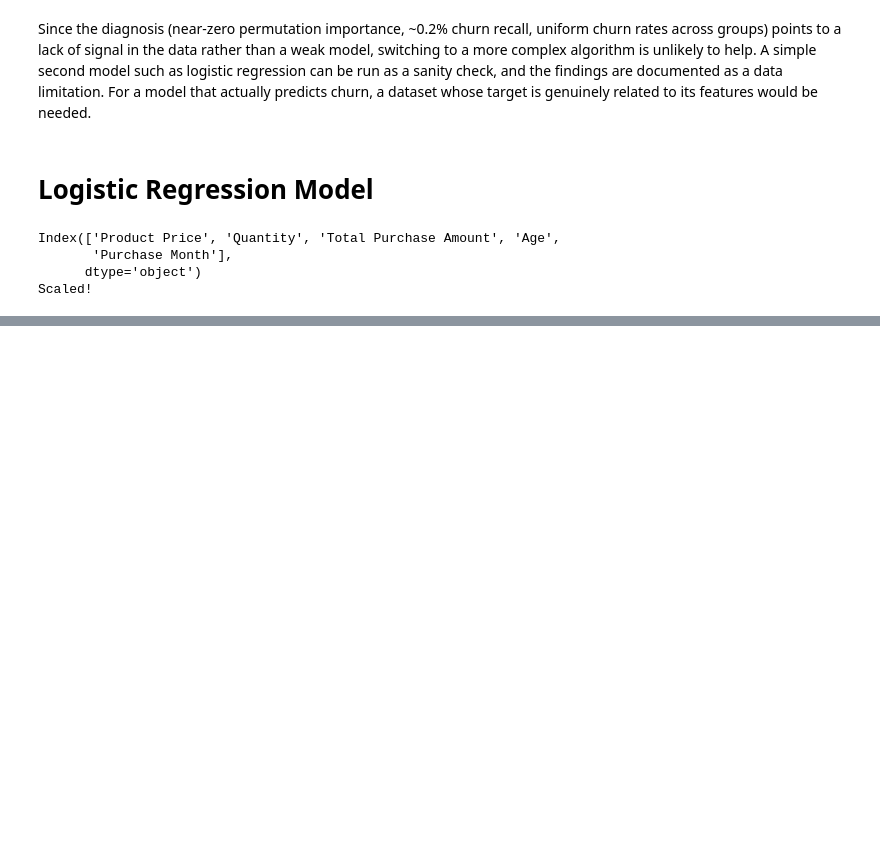
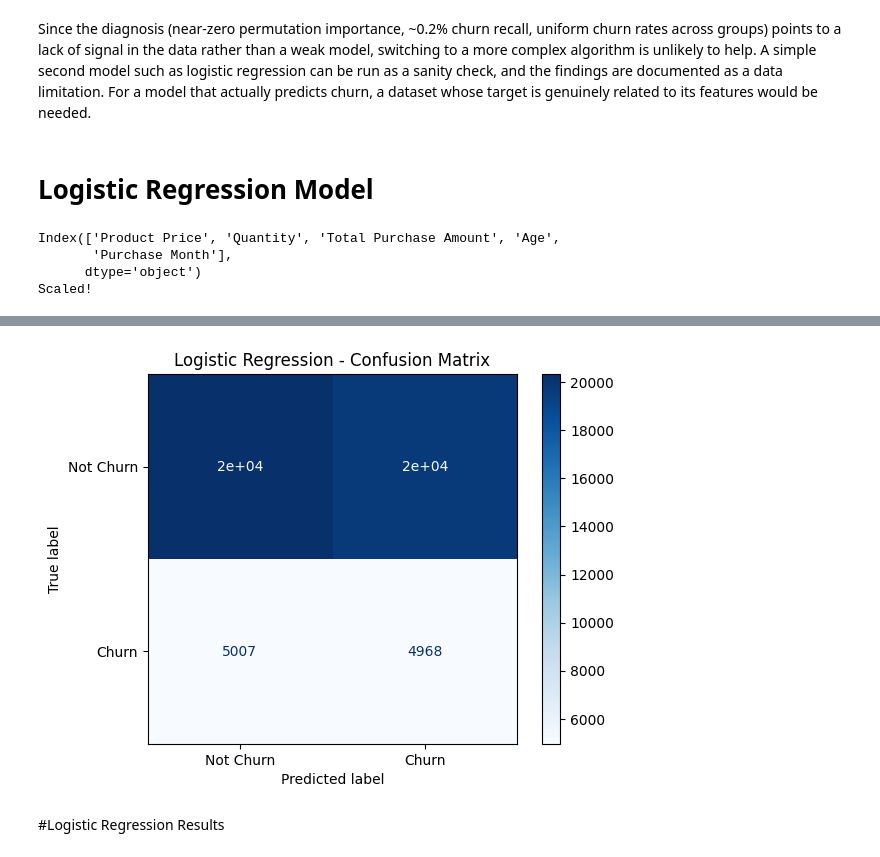
Before and after one commit to kevinmullet/E-commercePrediction, a Jupyter notebook: E_Commerce_Data.ipynb, the cells around one changed output, grey strips where cells are left out. Saved outputs shown, nothing was run; the diff lists cells and outputs as text; code cells hidden in the pictures; blank space fills up the shorter version.

```diff
--- a/E_Commerce_Data.ipynb
+++ b/E_Commerce_Data.ipynb
@@ -215,0 +204,4 @@ X_train.head()
+# %%
+#Training
+log_model = LogisticRegression(class_weight='balanced',max_iter=1000,random_state=42) # imbalanced churn ratio therefore we use balanced as the class_weight
+log_model.fit(X_train,y_train)
@@ -215,0 +210,4 @@ X_train.head()
+# %%
+# Predict & evaluate
+y_pred = log_model.predict(X_test)
+print(classification_report(y_test, y_pred))
@@ -215,0 +223,9 @@ X_train.head()
+# %%
+cm = confusion_matrix(y_test, y_pred)
+ConfusionMatrixDisplay(cm, display_labels=['Not Churn', 'Churn']).plot(cmap='Blues')
+plt.title('Logistic Regression - Confusion Matrix')
+plt.show()
+# %% [output]
+[figure, added]
+# %% [markdown]
+#Logistic Regression Results
```
Also changed, not shown: parts of 6 cells of this notebook.
